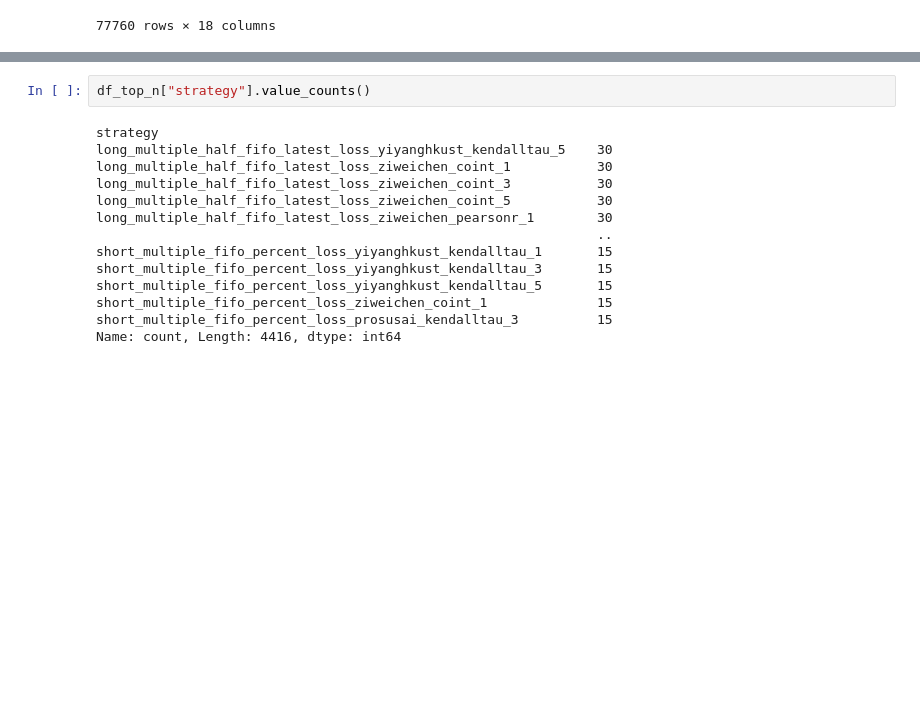
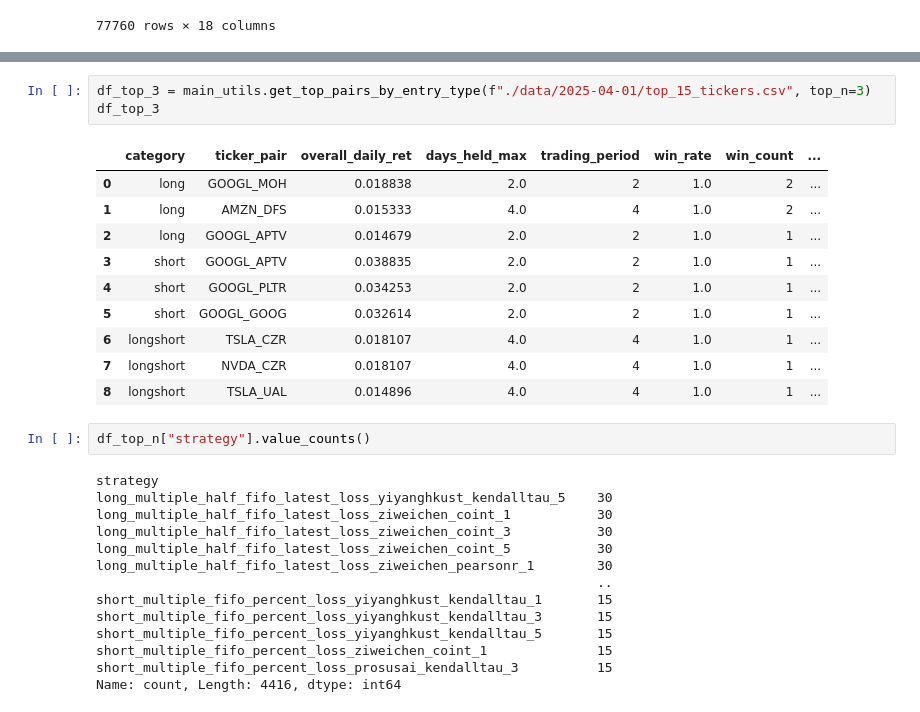
Before and after one commit to CKAbundant/sentiment, a Jupyter notebook: signal.ipynb, the cells around one changed output, grey strips where cells are left out. Cells and saved outputs as stored; diff of their text form; blank space fills up the shorter version.

```diff
--- a/signal.ipynb
+++ b/signal.ipynb
@@ -193,3 +245,17 @@ df_top_n
+# %%
+df_top_3 = main_utils.get_top_pairs_by_entry_type(f"./data/2025-04-01/top_15_tickers.csv", top_n=3)
+df_top_3
+# %% [output]
+|  | category | ticker_pair | overall_daily_ret | days_held_max | trading_period | win_rate | win_count | ... |
+| 0 | long | GOOGL_MOH | 0.018838 | 2.0 | 2 | 1.0 | 2 | ... |
+| 1 | long | AMZN_DFS | 0.015333 | 4.0 | 4 | 1.0 | 2 | ... |
+| 2 | long | GOOGL_APTV | 0.014679 | 2.0 | 2 | 1.0 | 1 | ... |
+| 3 | short | GOOGL_APTV | 0.038835 | 2.0 | 2 | 1.0 | 1 | ... |
+| 4 | short | GOOGL_PLTR | 0.034253 | 2.0 | 2 | 1.0 | 1 | ... |
+| 5 | short | GOOGL_GOOG | 0.032614 | 2.0 | 2 | 1.0 | 1 | ... |
+| 6 | longshort | TSLA_CZR | 0.018107 | 4.0 | 4 | 1.0 | 1 | ... |
+| 7 | longshort | NVDA_CZR | 0.018107 | 4.0 | 4 | 1.0 | 1 | ... |
+| 8 | longshort | TSLA_UAL | 0.014896 | 4.0 | 4 | 1.0 | 1 | ... |
 # %%
 df_top_n["strategy"].value_counts()
 # %% [output]
```
Also changed, not shown: parts of 13 cells of this notebook, 5 other files.
